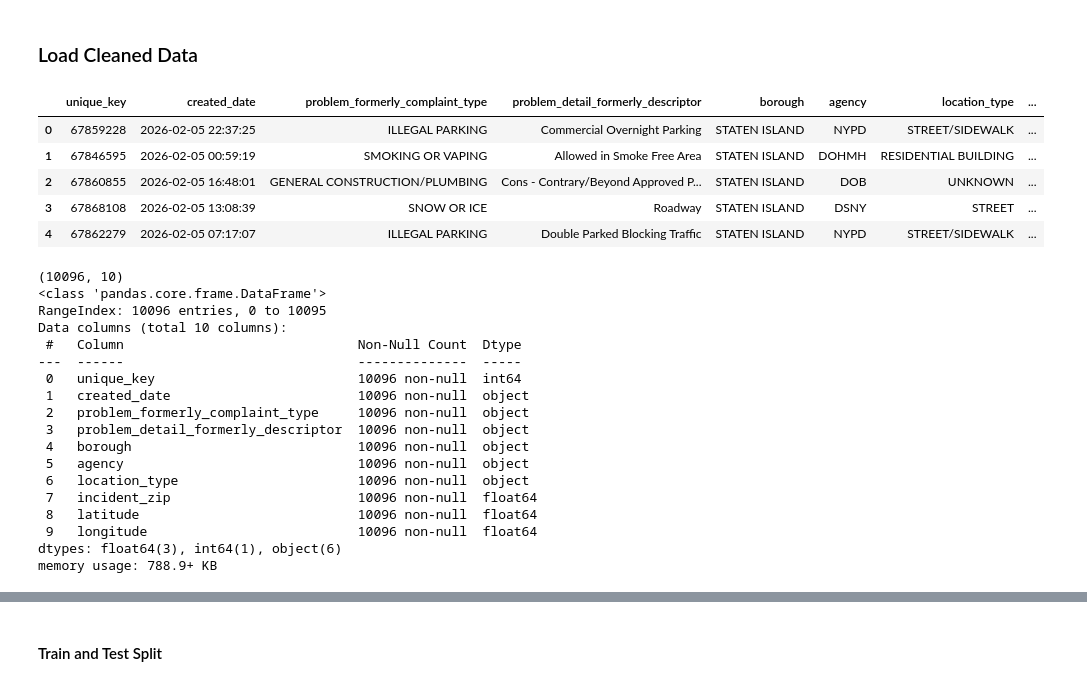
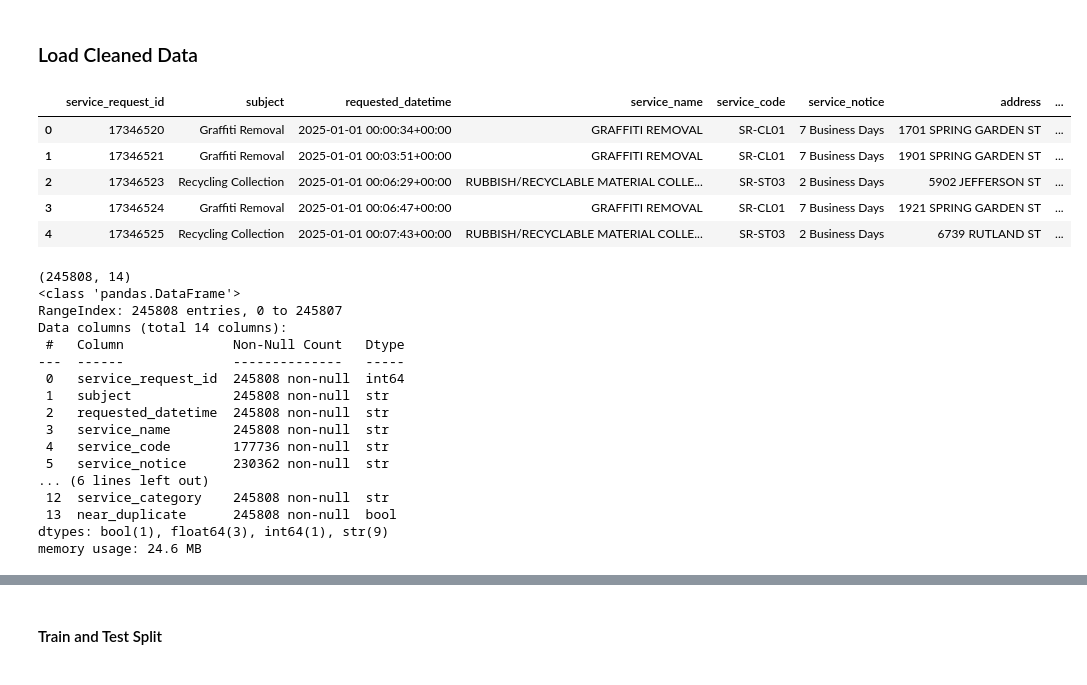
Before and after one commit to AustinK0/CS4630_Group3_Project1, a Jupyter notebook: notebooks/data_cleaning_text_category_processing.ipynb, the cells around one changed output, grey strips where cells are left out. Drawn from its saved outputs; the diff is of its cells as text; code cells hidden in the pictures.

```diff
--- a/notebooks/data_cleaning_text_category_processing.ipynb
+++ b/notebooks/data_cleaning_text_category_processing.ipynb
@@ -26,34 +26,33 @@ from textblob import TextBlob
 # %% [markdown]
 ### Load Cleaned Data
 # %%
-nyc_clean = pd.read_csv("../data/processed/nyc_311_cleaned.csv")
-nyc_clean.head()
+df = pd.read_csv("../data/processed/philly_311_cleaned.csv")
+df.head()
 # %% [output]
-|  | unique_key | created_date | problem_formerly_complaint_type | problem_detail_formerly_descriptor | borough | agency | location_type | ... |
-| 0 | 67859228 | 2026-02-05 22:37:25 | ILLEGAL PARKING | Commercial Overnight Parking | STATEN ISLAND | NYPD | STREET/SIDEWALK | ... |
-| 1 | 67846595 | 2026-02-05 00:59:19 | SMOKING OR VAPING | Allowed in Smoke Free Area | STATEN ISLAND | DOHMH | RESIDENTIAL BUILDING | ... |
-| 2 | 67860855 | 2026-02-05 16:48:01 | GENERAL CONSTRUCTION/PLUMBING | Cons - Contrary/Beyond Approved P... | STATEN ISLAND | DOB | UNKNOWN | ... |
-| 3 | 67868108 | 2026-02-05 13:08:39 | SNOW OR ICE | Roadway | STATEN ISLAND | DSNY | STREET | ... |
-| 4 | 67862279 | 2026-02-05 07:17:07 | ILLEGAL PARKING | Double Parked Blocking Traffic | STATEN ISLAND | NYPD | STREET/SIDEWALK | ... |
+|  | service_request_id | subject | requested_datetime | service_name | service_code | service_notice | address | ... |
+| 0 | 17346520 | Graffiti Removal | 2025-01-01 00:00:34+00:00 | GRAFFITI REMOVAL | SR-CL01 | 7 Business Days | 1701 SPRING GARDEN ST | ... |
+| 1 | 17346521 | Graffiti Removal | 2025-01-01 00:03:51+00:00 | GRAFFITI REMOVAL | SR-CL01 | 7 Business Days | 1901 SPRING GARDEN ST | ... |
+| 2 | 17346523 | Recycling Collection | 2025-01-01 00:06:29+00:00 | RUBBISH/RECYCLABLE MATERIAL COLLE... | SR-ST03 | 2 Business Days | 5902 JEFFERSON ST | ... |
+| 3 | 17346524 | Graffiti Removal | 2025-01-01 00:06:47+00:00 | GRAFFITI REMOVAL | SR-CL01 | 7 Business Days | 1921 SPRING GARDEN ST | ... |
+| 4 | 17346525 | Recycling Collection | 2025-01-01 00:07:43+00:00 | RUBBISH/RECYCLABLE MATERIAL COLLE... | SR-ST03 | 2 Business Days | 6739 RUTLAND ST | ... |
 # %%
-print(nyc_clean.shape)
-nyc_clean.info()
+print(df.shape)
+df.info()
 # %% [output]
-(10096, 10)
-<class 'pandas.core.frame.DataFrame'>
-RangeIndex: 10096 entries, 0 to 10095
-Data columns (total 10 columns):
- #   Column                              Non-Null Count  Dtype
----  ------                              --------------  -----
- 0   unique_key                          10096 non-null  int64
- 1   created_date                        10096 non-null  object
- 2   problem_formerly_complaint_type     10096 non-null  object
- 3   problem_detail_formerly_descriptor  10096 non-null  object
- 4   borough                             10096 non-null  object
- 5   agency                              10096 non-null  object
- 6   location_type                       10096 non-null  object
- 7   incident_zip                        10096 non-null  float64
- 8   latitude                            10096 non-null  float64
- 9   longitude                           10096 non-null  float64
-dtypes: float64(3), int64(1), object(6)
-memory usage: 788.9+ KB
+(245808, 14)
+<class 'pandas.DataFrame'>
+RangeIndex: 245808 entries, 0 to 245807
+Data columns (total 14 columns):
+ #   Column              Non-Null Count   Dtype
+---  ------              --------------   -----
+ 0   service_request_id  245808 non-null  int64
+ 1   subject             245808 non-null  str
+ 2   requested_datetime  245808 non-null  str
+ 3   service_name        245808 non-null  str
+ 4   service_code        177736 non-null  str
+ 5   service_notice      230362 non-null  str
+... (6 lines left out)
+ 12  service_category    245808 non-null  str
+ 13  near_duplicate      245808 non-null  bool
+dtypes: bool(1), float64(3), int64(1), str(9)
+memory usage: 24.6 MB
```
Also changed, not shown: parts of 17 cells of this notebook, 12 other files.
